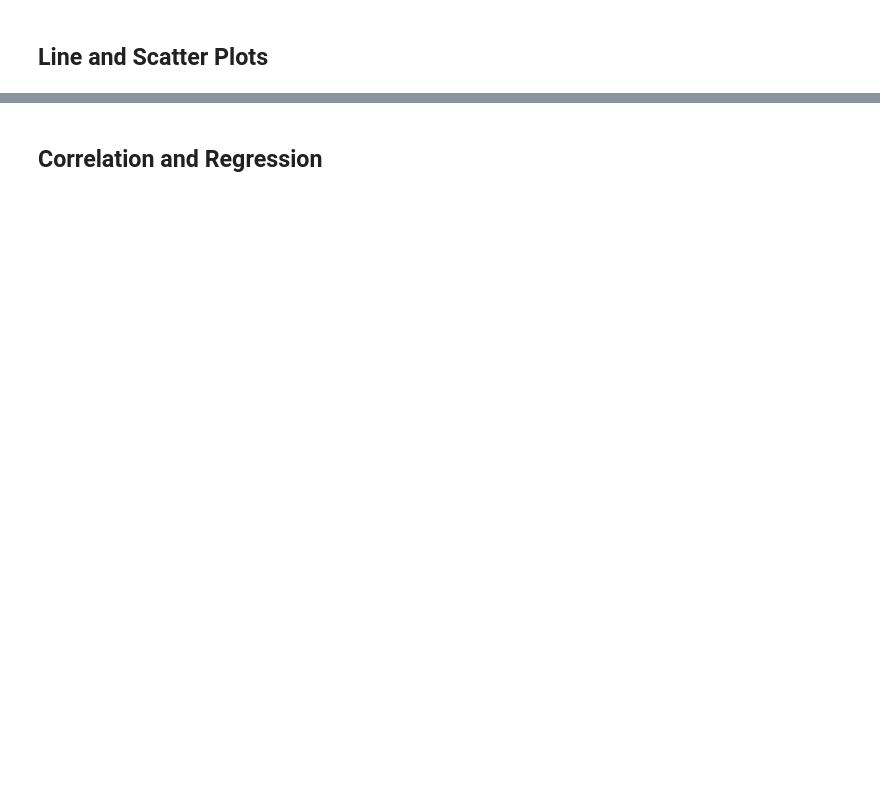
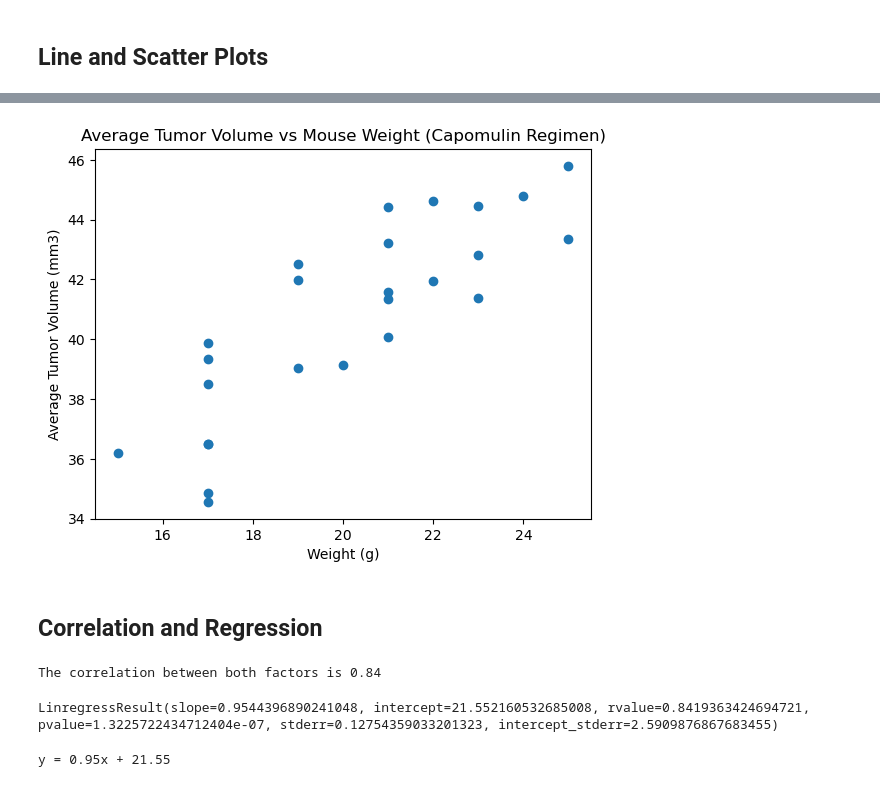
Before and after one commit to faceadversity/matplotlib-challenge, a Jupyter notebook: pymaceuticals_starter.ipynb, the cells around one changed output, grey strips where cells are left out. Saved outputs shown, nothing was run; the diff lists cells and outputs as text; code cells hidden in the pictures; blank space fills up the shorter version.

```diff
--- a/pymaceuticals_starter.ipynb
+++ b/pymaceuticals_starter.ipynb
@@ -251,5 +429,43 @@ merged_tp_df
+# %%
+# Generate a scatter plot of mouse weight versus average observed tumor volume for the entire Capomulin treatment regimen
+capo_tumor_avg = capo_df.groupby(['Mouse ID']).mean()
+
+# Attaching titles and labels to the graph; spacing out timepoint placements
+plt.scatter(capo_tumor_avg['Weight (g)'], capo_tumor_avg['Tumor Volume (mm3)'])
+plt.title( "Average Tumor Volume vs Mouse Weight (Capomulin Regimen)")
+plt.xlabel('Weight (g)')
+plt.ylabel('Average Tumor Volume (mm3)')
+
+# Print our chart to the screen and save an external copy
+plt.savefig('Capomulin Scatter Plot')
+plt.show()
+# %% [output]
+[figure, added]
 # %% [markdown]
 ## Correlation and Regression
 # %%
 # Calculate the correlation coefficient and a linear regression model
 # for mouse weight and average observed tumor volume for the entire Capomulin regimen
+
+# Equations and final printed result for correlation
+correlation = st.pearsonr(capo_tumor_avg['Tumor Volume (mm3)'],capo_tumor_avg['Weight (g)'])
+print(f"The correlation between both factors is {round(correlation[0],2)}")
+# %% [output]
+The correlation between both factors is 0.84
+# %%
+# Equations and final printed results for the linear regression model
+regress_values=st.linregress(capo_tumor_avg['Weight (g)'],capo_tumor_avg['Tumor Volume (mm3)'])
+regress_values
+# %% [output]
+LinregressResult(slope=0.9544396890241048, intercept=21.552160532685008, rvalue=0.8419363424694721, pvalue=1.3225722434712404e-07, stderr=0.12754359033201323, intercept_stderr=2.5909876867683455)
+# %%
+# y = mx + C
+# Slope and Intercept values plugged in from Linear Regression model values already obtained above
+m_slope = 0.9544396890241048
+c_inter = 21.552160532685008
+
+# Simplifying in a straight line equation format rounded down two dec. places
+st_line_eq = "y = " + str(round(m_slope,2)) + "x + " + str(round(c_inter,2))
+print(st_line_eq)
+# %% [output]
+y = 0.95x + 21.55
```
Also changed, not shown: parts of 19 cells of this notebook.
